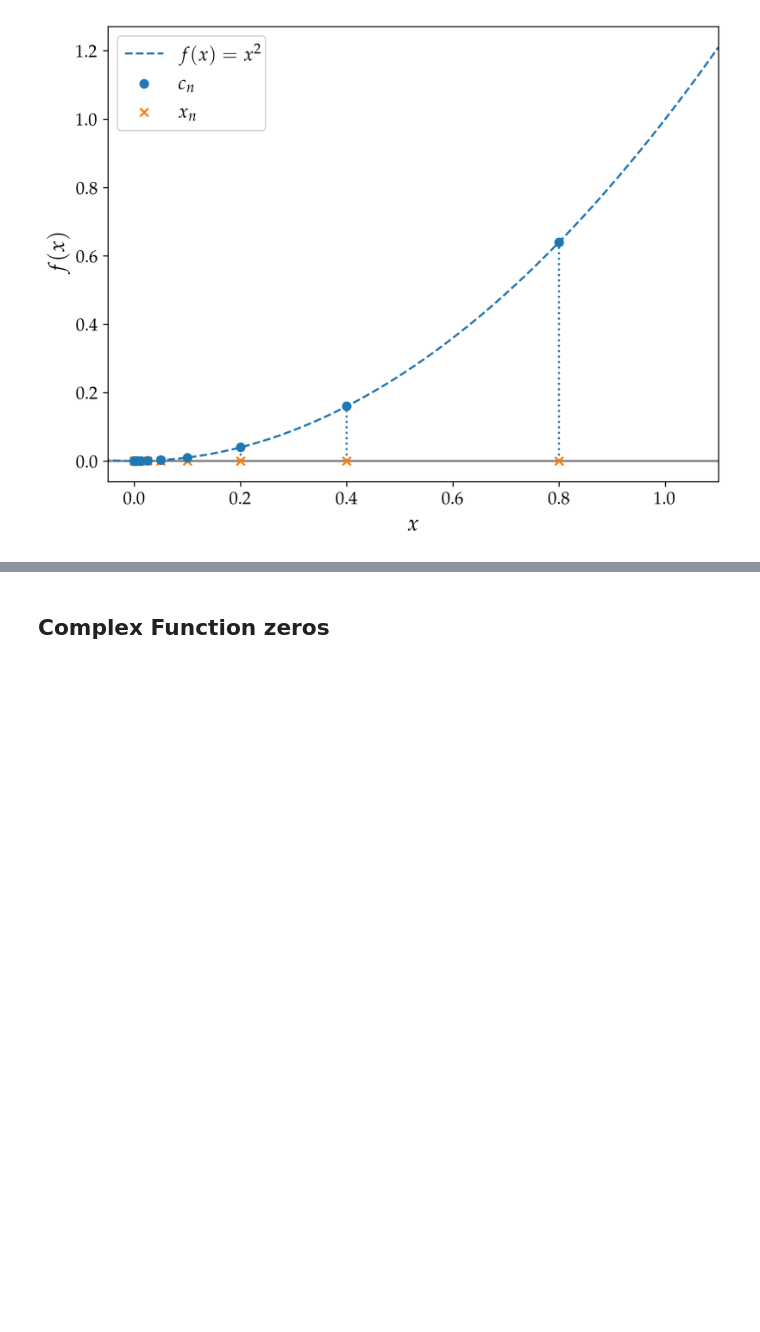
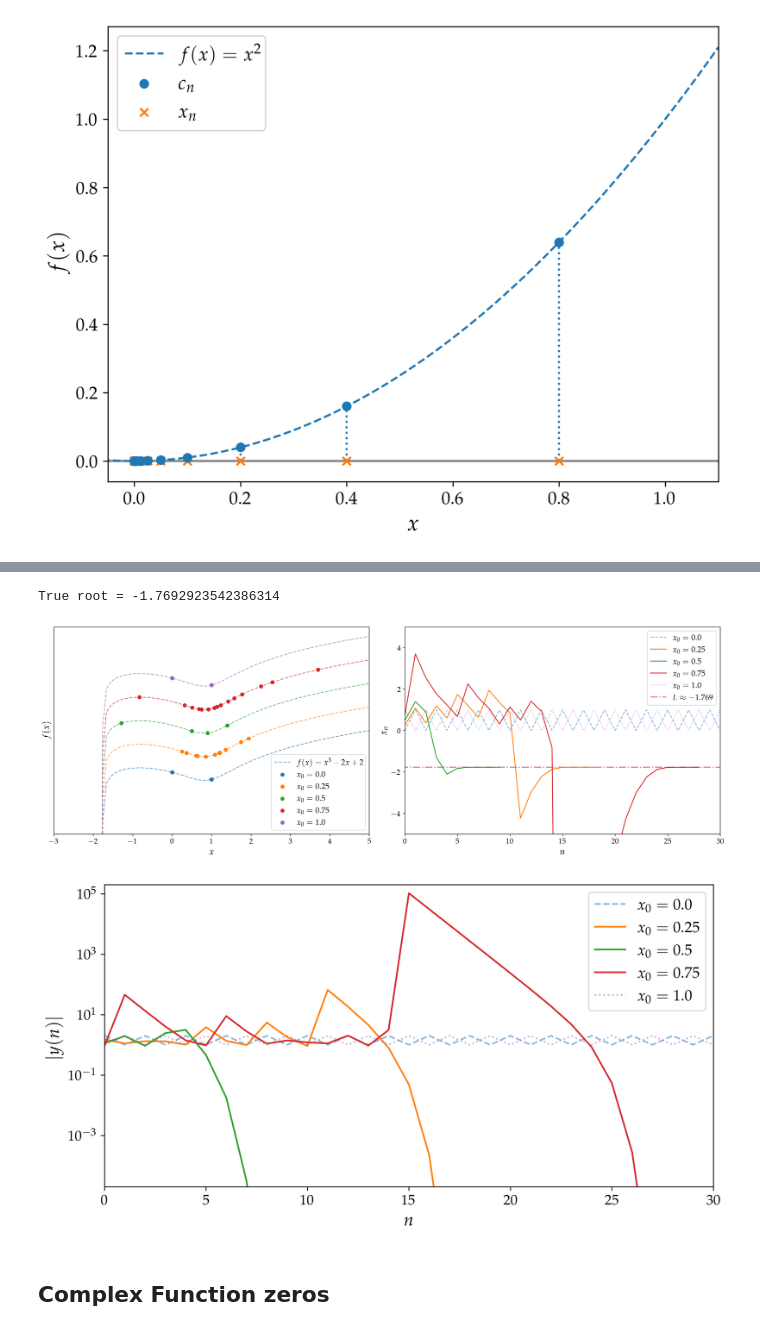
Before and after one commit to mvolpato-unimib/Lab_comp, a Jupyter notebook: ex13/Newt_Rap.ipynb, the cells around one changed output, grey strips where cells are left out. Cells and saved outputs as stored; diff of their text form; code cells hidden in the pictures; blank space fills up the shorter version.

```diff
--- a/ex13/Newt_Rap.ipynb
+++ b/ex13/Newt_Rap.ipynb
@@ -134,7 +129,14 @@ def plot_Newt_Rap(sp_func, sp_x, x0, tol=1e-14, MaxIter=1e2):
 
 x_sp = sp.symbols('x')
 sp_f = x_sp**3 - 2*x_sp + 2
+sp_der = sp.simplify(sp.diff(sp_f, x_sp))
+
 lamb_f = sp.lambdify(x_sp, sp_f, 'numpy')
+derf_lamb = sp.lambdify(x_sp, sp_der, 'numpy')
+
+# Research of the true root using NR
+C_True, num_iter, sol_arr = Newt_Rap(lamb_f, derf_lamb, 0.5)
+print('True root =', C_True)
 
 xcoo = np.linspace(-5, 5, 100)
 ycoo = np.array([lamb_f(i) for i in xcoo])
@@ -165,32 +167,38 @@ for n, x_init in enumerate(np.linspace(0, 1, 5)):
     else:
         ax[1].plot(x_iter, sol_arr0, label=rf'$x_0 = {x_init}$')
         ax_err.plot(x_iter, yerr, label=rf'$x_0 = {x_init}$')
 
+ax[1].hlines(C_True, -5, 35, ls='-.', label=rf'$L\approx{C_True:.3f}$', color="#BE2A2A8B", lw=2, zorder=-2)
+
 ax[0].set_xlim(-3, 5)
 ax[1].set_xlim(0, 30)
 ax[1].set_ylim(-5, 5)
 
 ax[0].set_xlabel(r'$x$')
 ax[0].set_ylabel(r'$f(x)$')
 ax[1].set_xlabel(r'$n$')
 ax[1].set_ylabel(r'$x_n$')
 
 import matplotlib.ticker as ticker
 ax[0].set_yscale('log')
 ax[0].yaxis.set_major_locator(ticker.NullLocator())
 ax[0].yaxis.set_minor_locator(ticker.NullLocator())
 ax[0].legend()
 ax[1].legend()
 
 ax_err.set_xlim(0, 30)
 ax_err.set_ylim(2e-5, 2e5)
 ax_err.set_xlabel(r'$n$')
 ax_err.set_ylabel(r'$|y(n)|$')
 ax_err.set_yscale('log')
 ax_err.legend()
 fig.tight_layout()
 fig.savefig('plots/fn_plot.png')
 fig_err.savefig('plots/err_n.png')
 plt.show()
+# %% [output]
+True root = -1.7692923542386314
+[figure, added]
+[figure, added]
 # %% [markdown]
 ## **Complex Function zeros**
```
Also changed, not shown: parts of 4 cells of this notebook, 7 other files.
